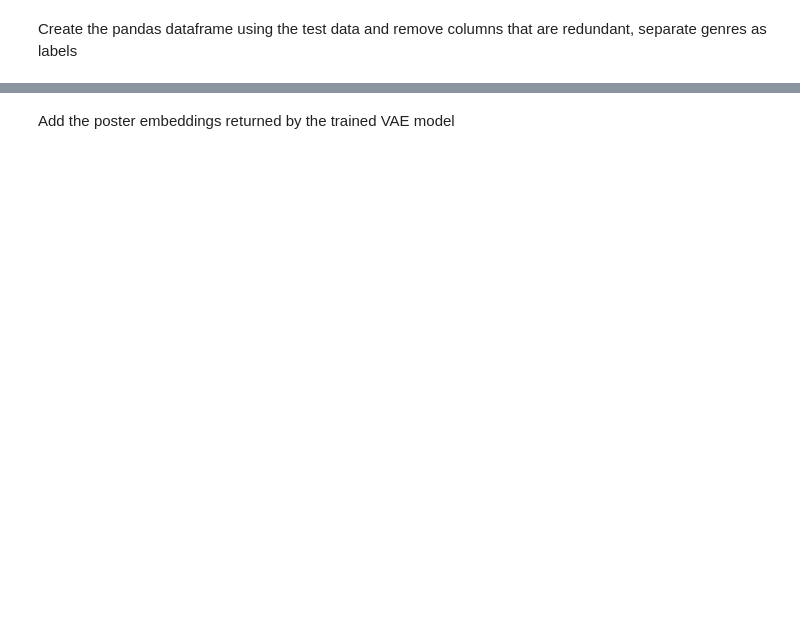
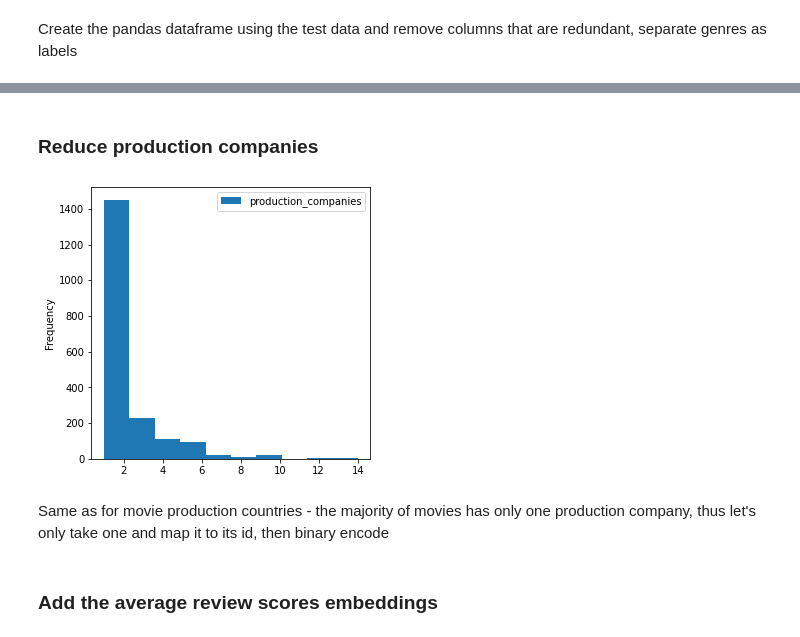
Before and after one commit to Xotrab/TMDBclustering, a Jupyter notebook: data_dimensionality_reduction_torch.ipynb, the cells around one changed output, grey strips where cells are left out. Saved outputs shown, nothing was run; the diff lists cells and outputs as text; code cells hidden in the pictures; blank space fills up the shorter version.

```diff
--- a/data_dimensionality_reduction_torch.ipynb
+++ b/data_dimensionality_reduction_torch.ipynb
@@ -440,0 +382,12 @@ Add the calculated average review scores to the df
+# %%
+country_binary_encoder = ce.BinaryEncoder(cols=['prod_country_abv'])
+test_df = country_binary_encoder.fit_transform(test_df)
+# %% [markdown]
+### Reduce production companies
+# %%
+companies_counts_df = test_df['production_companies'].apply(lambda companies: len(companies))
+ax2 = companies_counts_df.plot.hist(figsize=(5, 5), legend=True)
+# %% [output]
+[figure, added]
+# %% [markdown]
+Same as for movie production countries - the majority of movies has only one production company, thus let's only take one and map it to its id, then binary encode
@@ -441,6 +400,6 @@ Add the calculated average review scores to the df
+# %% [markdown]
+### Add the average review scores embeddings
 # %%
 avg_movie_scores_df = pd.DataFrame(average_movie_review_scores, columns=['1_star', '2_stars', '3_stars', '4_stars', '5_stars'])
 
 test_df = pd.concat([test_df, avg_movie_scores_df], axis=1)
-# %% [markdown]
-Add the poster embeddings returned by the trained VAE model
```
Also changed, not shown: parts of 110 cells of this notebook, 3 other files.
